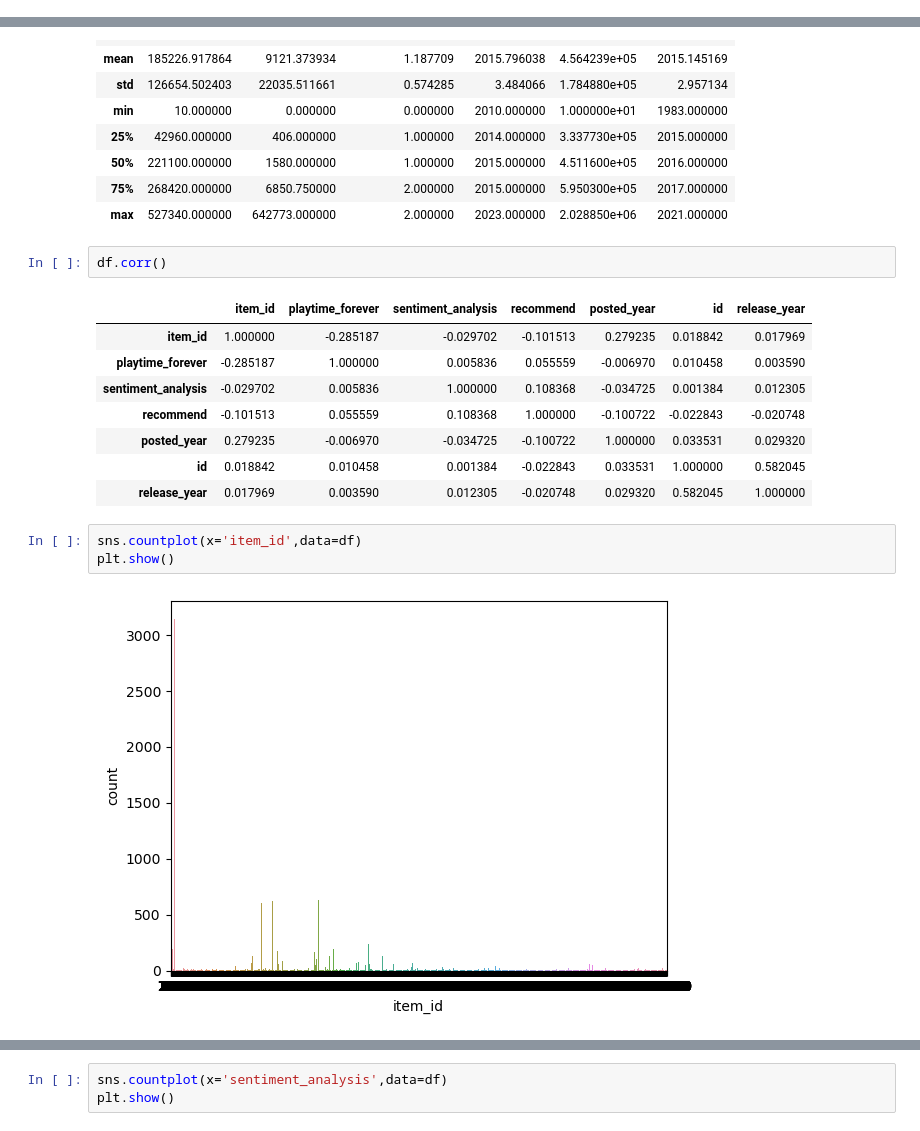
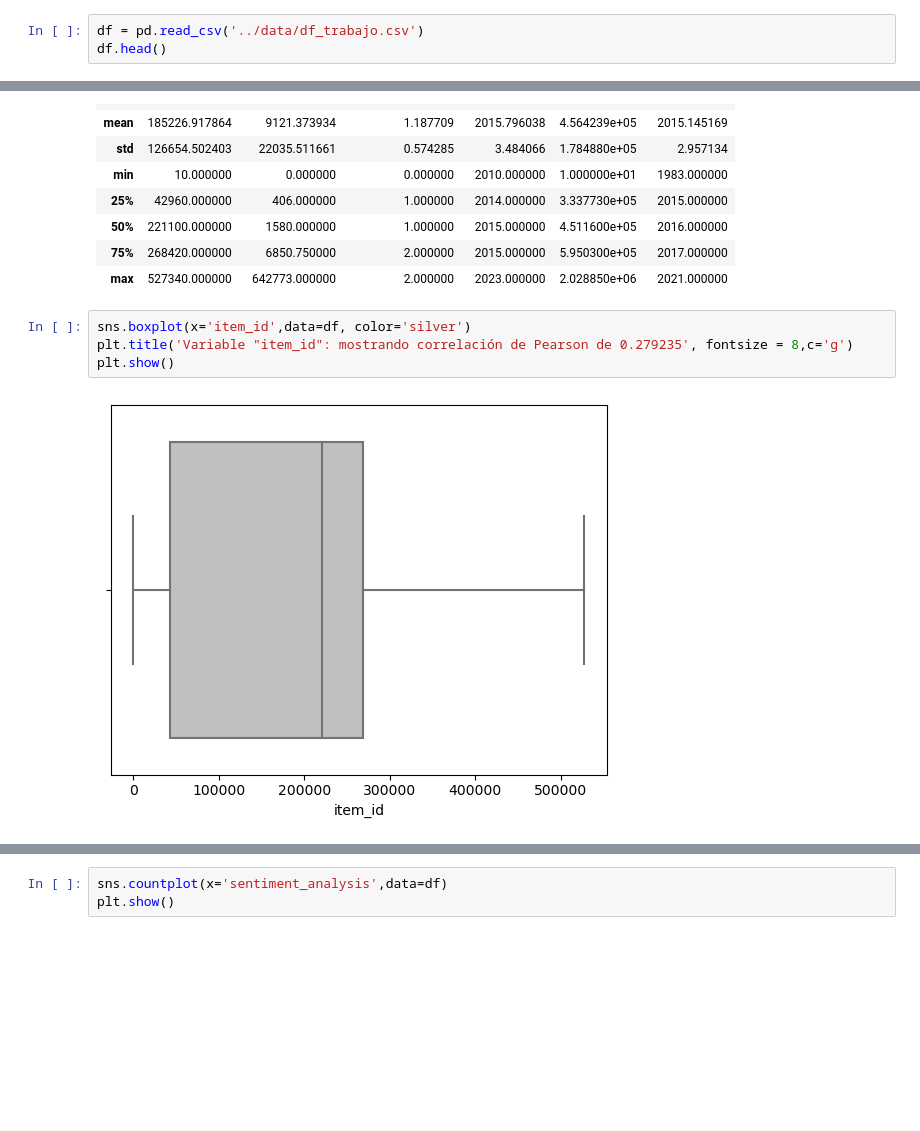
Before and after one commit to JBE777/PI_ML_OPS, a Jupyter notebook: EDA_Exploración_y_Análisis_de_datos.ipynb, the cells around one changed output, grey strips where cells are left out. Drawn from its saved outputs; the diff is of its cells as text; blank space fills up the shorter version.

```diff
--- a/EDA_Exploración_y_Análisis_de_datos.ipynb
+++ b/EDA_Exploración_y_Análisis_de_datos.ipynb
@@ -223,0 +222,3 @@ rec_usuario
+# %%
+df = pd.read_csv('../data/df_trabajo.csv')
+df.head()
@@ -265,20 +273,10 @@ df.describe()
 | 50% | 221100.000000 | 1580.000000 | 1.000000 | 2015.000000 | 4.511600e+05 | 2016.000000 |
 | 75% | 268420.000000 | 6850.750000 | 2.000000 | 2015.000000 | 5.950300e+05 | 2017.000000 |
 | max | 527340.000000 | 642773.000000 | 2.000000 | 2023.000000 | 2.028850e+06 | 2021.000000 |
-# %%
-df.corr()
-# %% [output]
-|  | item_id | playtime_forever | sentiment_analysis | recommend | posted_year | id | release_year |
-| item_id | 1.000000 | -0.285187 | -0.029702 | -0.101513 | 0.279235 | 0.018842 | 0.017969 |
-| playtime_forever | -0.285187 | 1.000000 | 0.005836 | 0.055559 | -0.006970 | 0.010458 | 0.003590 |
-| sentiment_analysis | -0.029702 | 0.005836 | 1.000000 | 0.108368 | -0.034725 | 0.001384 | 0.012305 |
-| recommend | -0.101513 | 0.055559 | 0.108368 | 1.000000 | -0.100722 | -0.022843 | -0.020748 |
-| posted_year | 0.279235 | -0.006970 | -0.034725 | -0.100722 | 1.000000 | 0.033531 | 0.029320 |
-| id | 0.018842 | 0.010458 | 0.001384 | -0.022843 | 0.033531 | 1.000000 | 0.582045 |
-| release_year | 0.017969 | 0.003590 | 0.012305 | -0.020748 | 0.029320 | 0.582045 | 1.000000 |
 # %%
-sns.countplot(x='item_id',data=df)
+sns.boxplot(x='item_id',data=df, color='silver')
+plt.title('Variable "item_id": mostrando correlación de Pearson de 0.279235', fontsize = 8,c='g')
 plt.show()
 # %% [output]
-[figure, old version]
+[figure, new version]
 # %%
```
Also changed, not shown: parts of 44 cells of this notebook, 4 other files.
